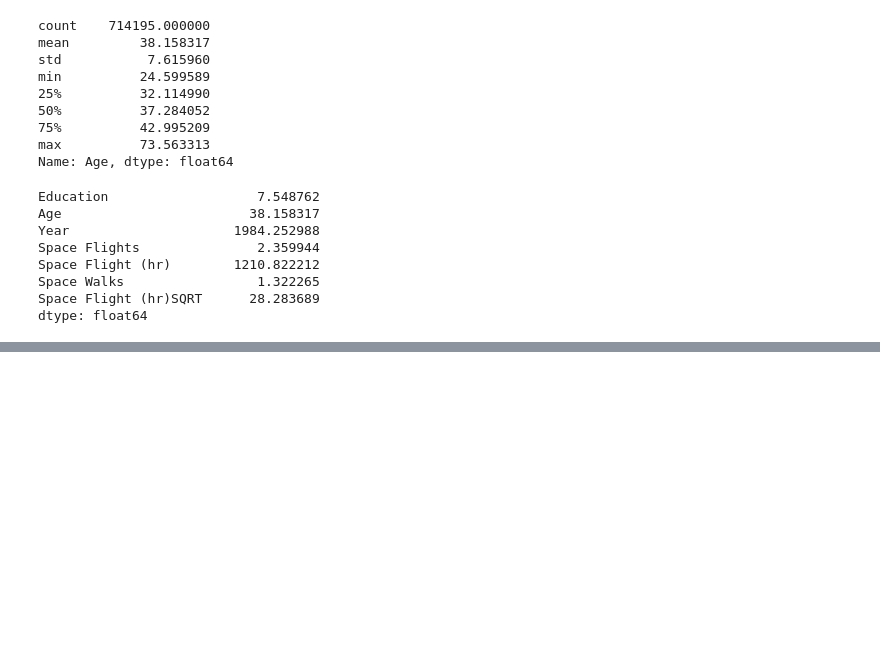
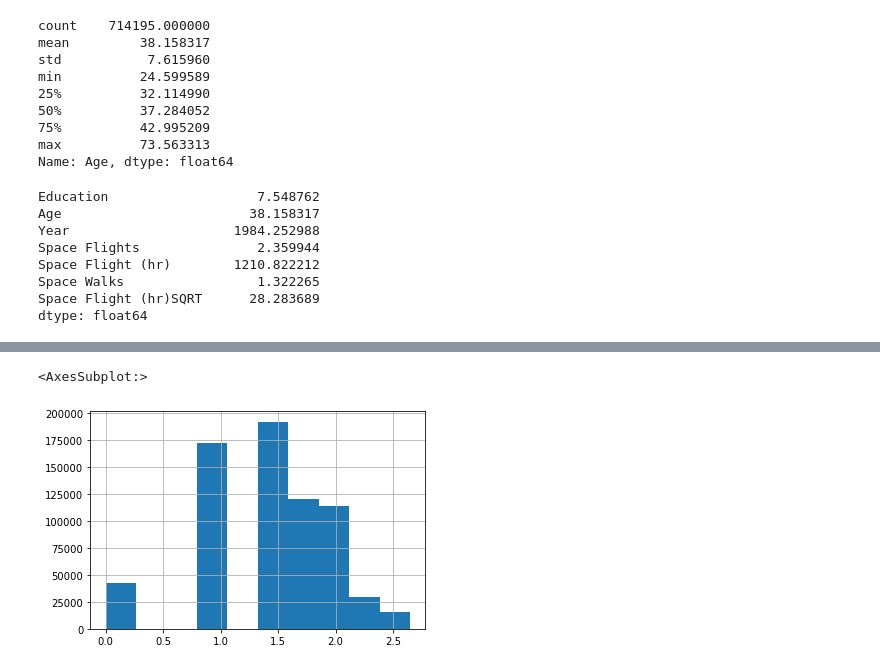
Before and after one commit to rhreich34/NASA-Hiring-Rate, a Jupyter notebook: Cynthia's Notebook.ipynb, the cells around one changed output, grey strips where cells are left out. Cells and saved outputs as stored; diff of their text form; code cells hidden in the pictures; blank space fills up the shorter version.

```diff
--- a/Cynthia's Notebook.ipynb
+++ b/Cynthia's Notebook.ipynb
@@ -207,0 +217,7 @@ dtype: float64
+# %%
+NasaData['Space FlightsSQRT'] = np.sqrt(NasaData['Space Flights'])
+# %%
+NasaData['Space FlightsSQRT'][NasaData['Gender']== 'Male'].hist()
+# %% [output]
+<AxesSubplot:>
+[figure, added]
```
Also changed, not shown: parts of 8 cells of this notebook.
